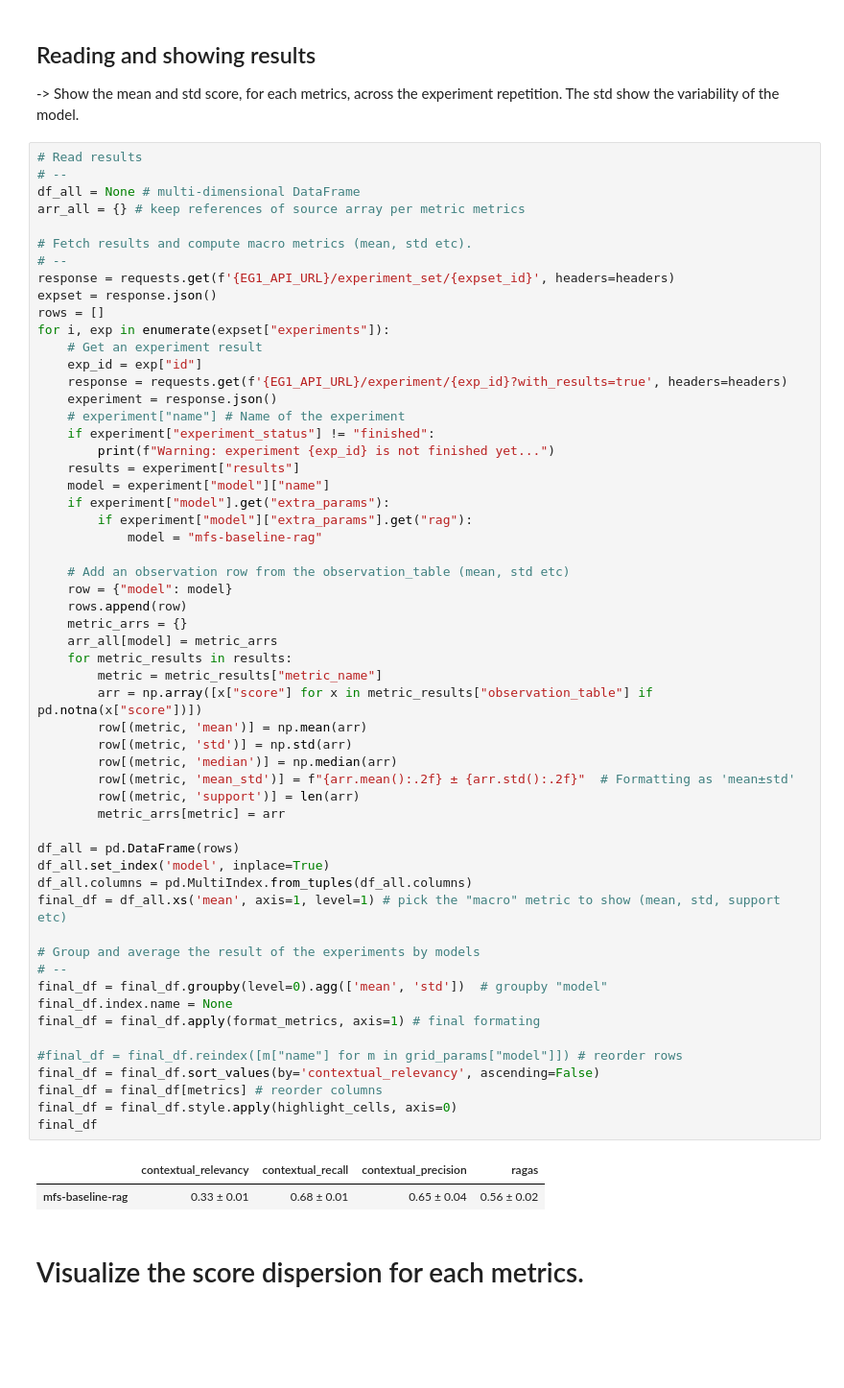
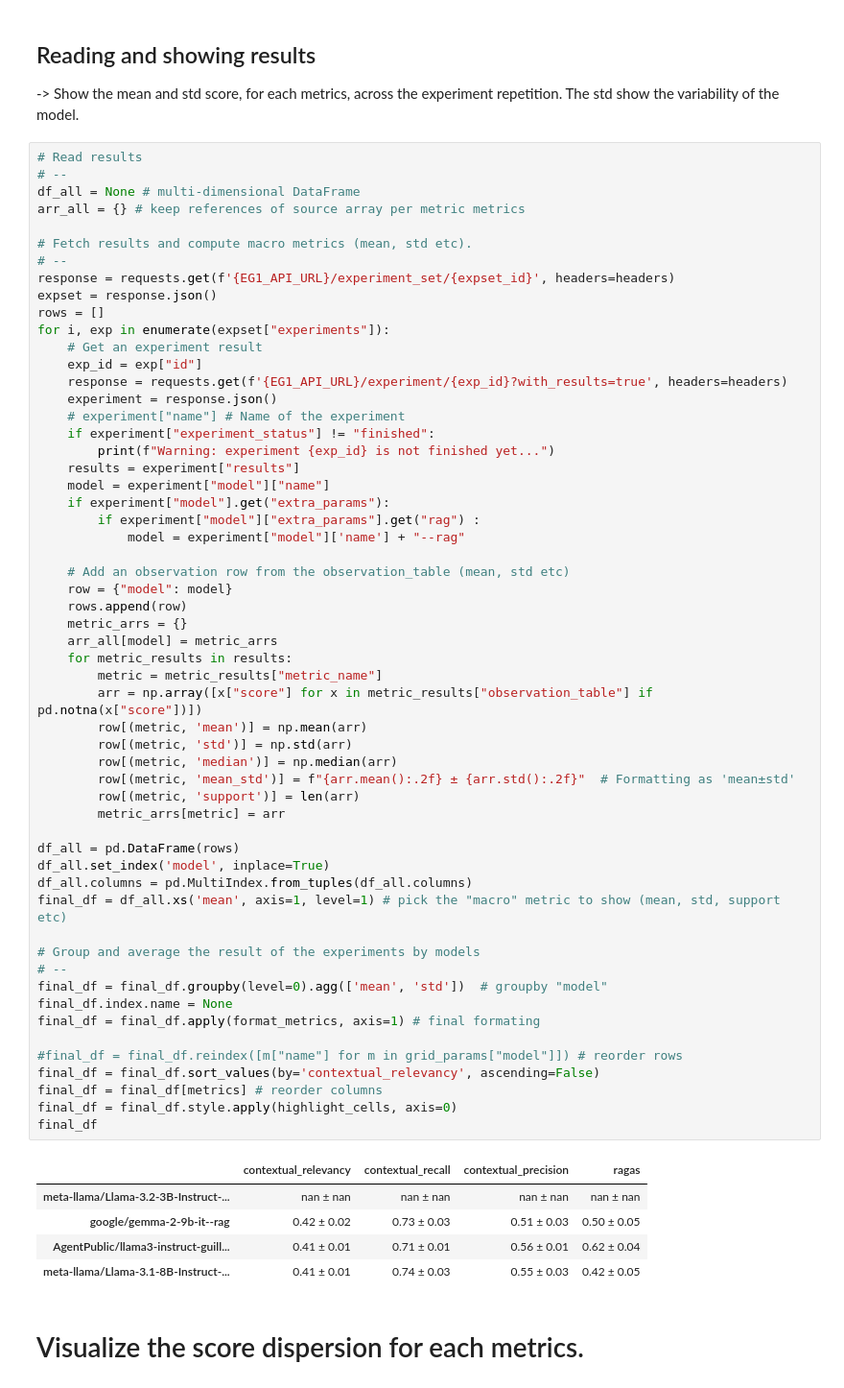
Before and after one commit to etalab-ia/evalap, a Jupyter notebook: notebooks/run_set_ragmetrics_demo.ipynb, the cells around one changed output. Shown at 96% size. Drawn from its saved outputs; the diff is of its cells as text; blank space fills up the shorter version.

```diff
--- a/notebooks/run_set_ragmetrics_demo.ipynb
+++ b/notebooks/run_set_ragmetrics_demo.ipynb
@@ -114,8 +129,8 @@ for i, exp in enumerate(expset["experiments"]):
     results = experiment["results"]
     model = experiment["model"]["name"]
     if experiment["model"].get("extra_params"):
-        if experiment["model"]["extra_params"].get("rag"):
-            model = "mfs-baseline-rag"
+        if experiment["model"]["extra_params"].get("rag") :
+            model = experiment["model"]['name'] + "--rag"
 
     # Add an observation row from the observation_table (mean, std etc)
     row = {"model": model}
@@ -123,34 +138,37 @@ for i, exp in enumerate(expset["experiments"]):
     metric_arrs = {}
     arr_all[model] = metric_arrs
     for metric_results in results:
         metric = metric_results["metric_name"]
         arr = np.array([x["score"] for x in metric_results["observation_table"] if pd.notna(x["score"])])
         row[(metric, 'mean')] = np.mean(arr)
         row[(metric, 'std')] = np.std(arr)
         row[(metric, 'median')] = np.median(arr)
         row[(metric, 'mean_std')] = f"{arr.mean():.2f} ± {arr.std():.2f}"  # Formatting as 'mean±std'
         row[(metric, 'support')] = len(arr)
         metric_arrs[metric] = arr
 
 df_all = pd.DataFrame(rows)
 df_all.set_index('model', inplace=True)
 df_all.columns = pd.MultiIndex.from_tuples(df_all.columns)
 final_df = df_all.xs('mean', axis=1, level=1) # pick the "macro" metric to show (mean, std, support etc)
 
 # Group and average the result of the experiments by models
 # --
 final_df = final_df.groupby(level=0).agg(['mean', 'std'])  # groupby "model"
 final_df.index.name = None
 final_df = final_df.apply(format_metrics, axis=1) # final formating
 
 #final_df = final_df.reindex([m["name"] for m in grid_params["model"]]) # reorder rows
 final_df = final_df.sort_values(by='contextual_relevancy', ascending=False)
 final_df = final_df[metrics] # reorder columns
 final_df = final_df.style.apply(highlight_cells, axis=0)
 final_df
 # %% [output]
 |  | contextual_relevancy | contextual_recall | contextual_precision | ragas |
-| mfs-baseline-rag | 0.33 ± 0.01 | 0.68 ± 0.01 | 0.65 ± 0.04 | 0.56 ± 0.02 |
+| meta-llama/Llama-3.2-3B-Instruct-... | nan ± nan | nan ± nan | nan ± nan | nan ± nan |
+| google/gemma-2-9b-it--rag | 0.42 ± 0.02 | 0.73 ± 0.03 | 0.51 ± 0.03 | 0.50 ± 0.05 |
+| AgentPublic/llama3-instruct-guill... | 0.41 ± 0.01 | 0.71 ± 0.01 | 0.56 ± 0.01 | 0.62 ± 0.04 |
+| meta-llama/Llama-3.1-8B-Instruct-... | 0.41 ± 0.01 | 0.74 ± 0.03 | 0.55 ± 0.03 | 0.42 ± 0.05 |
 # %% [markdown]
 # Visualize the score dispersion for each metrics.
 # %%
```
Also changed, not shown: parts of 3 cells of this notebook, 1 other file.
